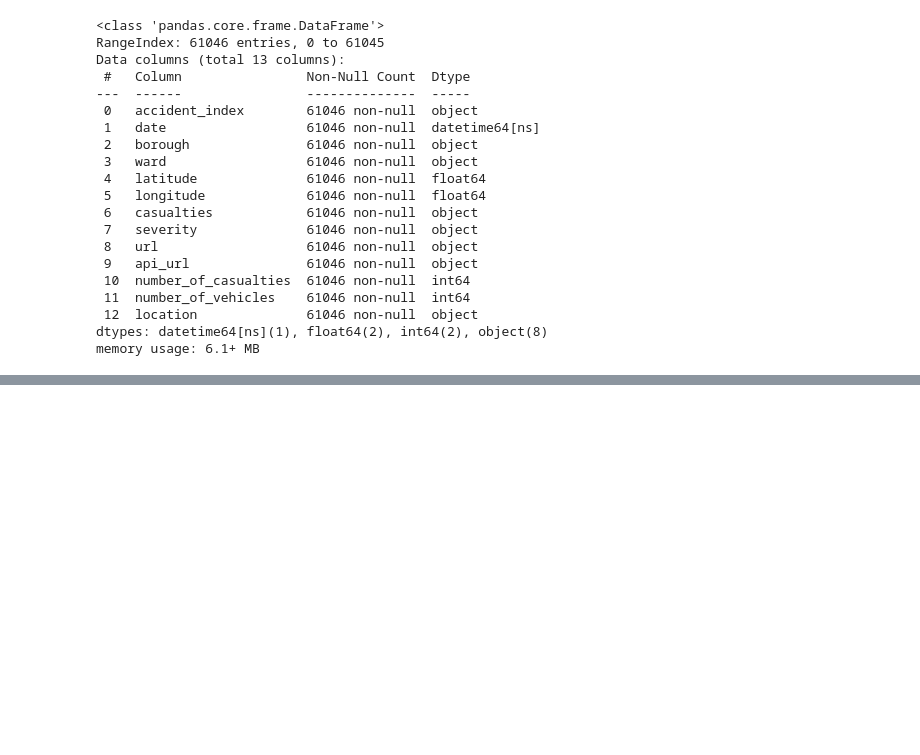
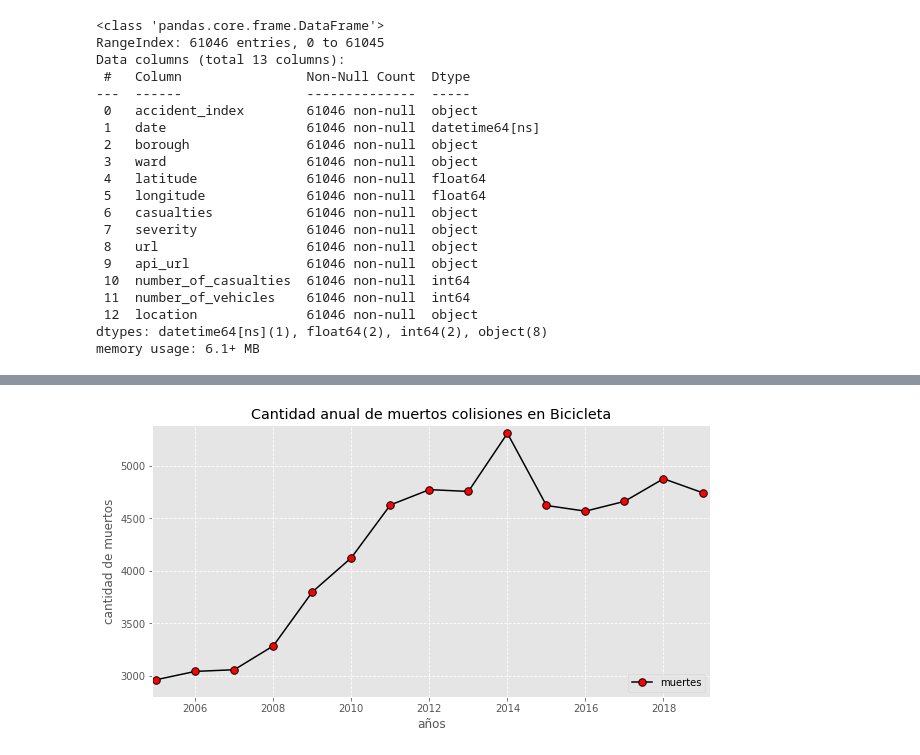
Before and after one commit to gillaness/data-visualization, a Jupyter notebook: LondonBikeCollisions.ipynb, the cells around one changed output, grey strips where cells are left out. Cells and saved outputs as stored; diff of their text form; code cells hidden in the pictures; blank space fills up the shorter version.

```diff
--- a/LondonBikeCollisions.ipynb
+++ b/LondonBikeCollisions.ipynb
@@ -70,0 +118,2 @@ df['day'] = df['date'].dt.day_name()
+# %%
+muertes = df.groupby(['year'])['number_of_casualties'].sum()
@@ -70,0 +124,12 @@ df['day'] = df['date'].dt.day_name()
+# %%
+# Cantidad de Muertes anuales por Colisiones en Bicicleta en Londres
+plt.figure(figsize=(10,5))
+plt.plot(muertes.index, muertes.values, label='muertes', c='black', marker='.', markerfacecolor='red', markersize=15)
+plt.axis([2004.9, 2019.2, 2800, 5390])
+plt.xlabel('años')
+plt.ylabel('cantidad de muertos')
+plt.title('Cantidad anual de muertos colisiones en Bicicleta')
+plt.legend(loc=4);
+plt.grid(alpha=1, linestyle='--')
+# %% [output]
+[figure, added]
```
Also changed, not shown: parts of 13 cells of this notebook.
